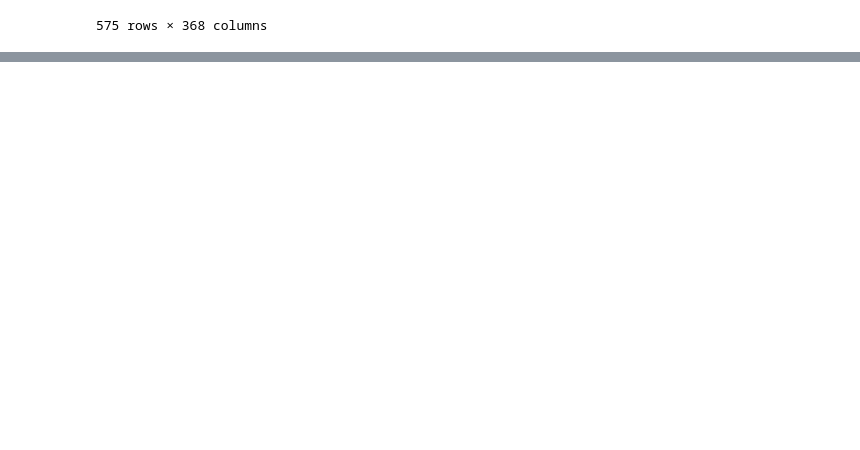
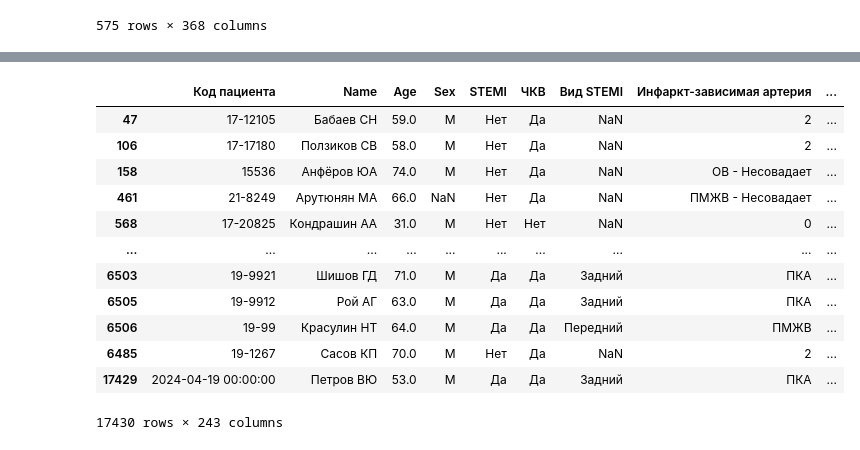
Before and after one commit to aaddssww156/phd, a Jupyter notebook: notebooks/table/data_cleaning.ipynb, the cells around one changed output, grey strips where cells are left out. Drawn from its saved outputs; the diff is of its cells as text; code cells hidden in the pictures; blank space fills up the shorter version.

```diff
--- a/notebooks/table/data_cleaning.ipynb
+++ b/notebooks/table/data_cleaning.ipynb
@@ -196,7 +198,7 @@ mapping = {
     'дилатация ЛП, ПП ': 'дилатация ЛП,ПП',
     'дилатация ЛП, ПП': 'дилатация ЛП,ПП',
     'дилатация лп, пп': 'дилатация ЛП,ПП',
-    'увеличение ЛП': 'дилатация ЛП'
+    'увеличение ЛП': 'дилатация ЛП',
 }
 
 table_data['Дилатация предсердий'] = table_data['Дилатация предсердий'].replace(mapping)
@@ -562,0 +751,2 @@ dead
+# %%
+test_table = table_data.drop(questionable_columns, axis=1, errors='ignore')
@@ -562,0 +756,21 @@ dead
+# %%
+test_table['count_nulls'] = test_table.isna().sum(axis=1)
+# %%
+test_table['count_nulls_dead'] = test_table[test_table['Смерть'] == "Да"].isna().sum(axis=1)
+test_table['count_nulls_alive'] = test_table[test_table['Смерть'] == "Нет"].isna().sum(axis=1)
+# %%
+test_table
+# %% [output]
+|  | Код пациента | Name | Age | Sex | STEMI | ЧКВ | Вид STEMI | Инфаркт-зависимая артерия | ... |
+| 47 | 17-12105 | Бабаев СН | 59.0 | М | Нет | Да | NaN | 2 | ... |
+| 106 | 17-17180 | Ползиков СВ | 58.0 | М | Нет | Да | NaN | 2 | ... |
+| 158 | 15536 | Анфёров ЮА | 74.0 | М | Нет | Да | NaN | ОВ - Несовадает | ... |
+| 461 | 21-8249 | Арутюнян МА | 66.0 | NaN | Нет | Да | NaN | ПМЖВ - Несовадает | ... |
+| 568 | 17-20825 | Кондрашин АА | 31.0 | М | Нет | Нет | NaN | 0 | ... |
+| ... | ... | ... | ... | ... | ... | ... | ... | ... | ... |
+| 6503 | 19-9921 | Шишов ГД | 71.0 | М | Да | Да | Задний | ПКА | ... |
+| 6505 | 19-9912 | Рой АГ | 63.0 | М | Да | Да | Задний | ПКА | ... |
+| 6506 | 19-99 | Красулин НТ | 64.0 | М | Да | Да | Передний | ПМЖВ | ... |
+| 6485 | 19-1267 | Сасов КП | 70.0 | М | Нет | Да | NaN | 2 | ... |
+| 17429 | 2024-04-19 00:00:00 | Петров ВЮ | 53.0 | М | Да | Да | Задний | ПКА | ... |
+17430 rows × 243 columns
```
Also changed, not shown: parts of 44 cells of this notebook.
